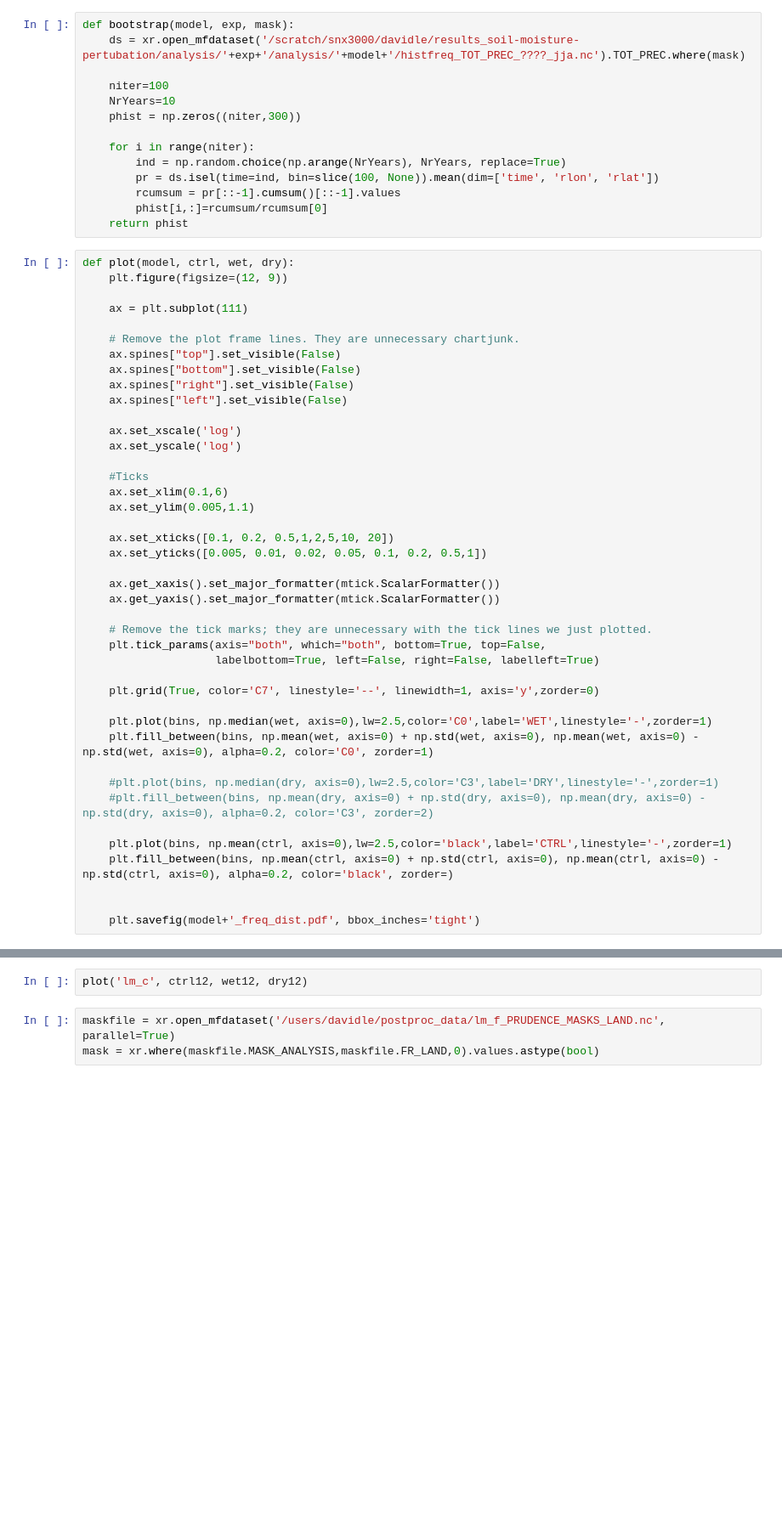
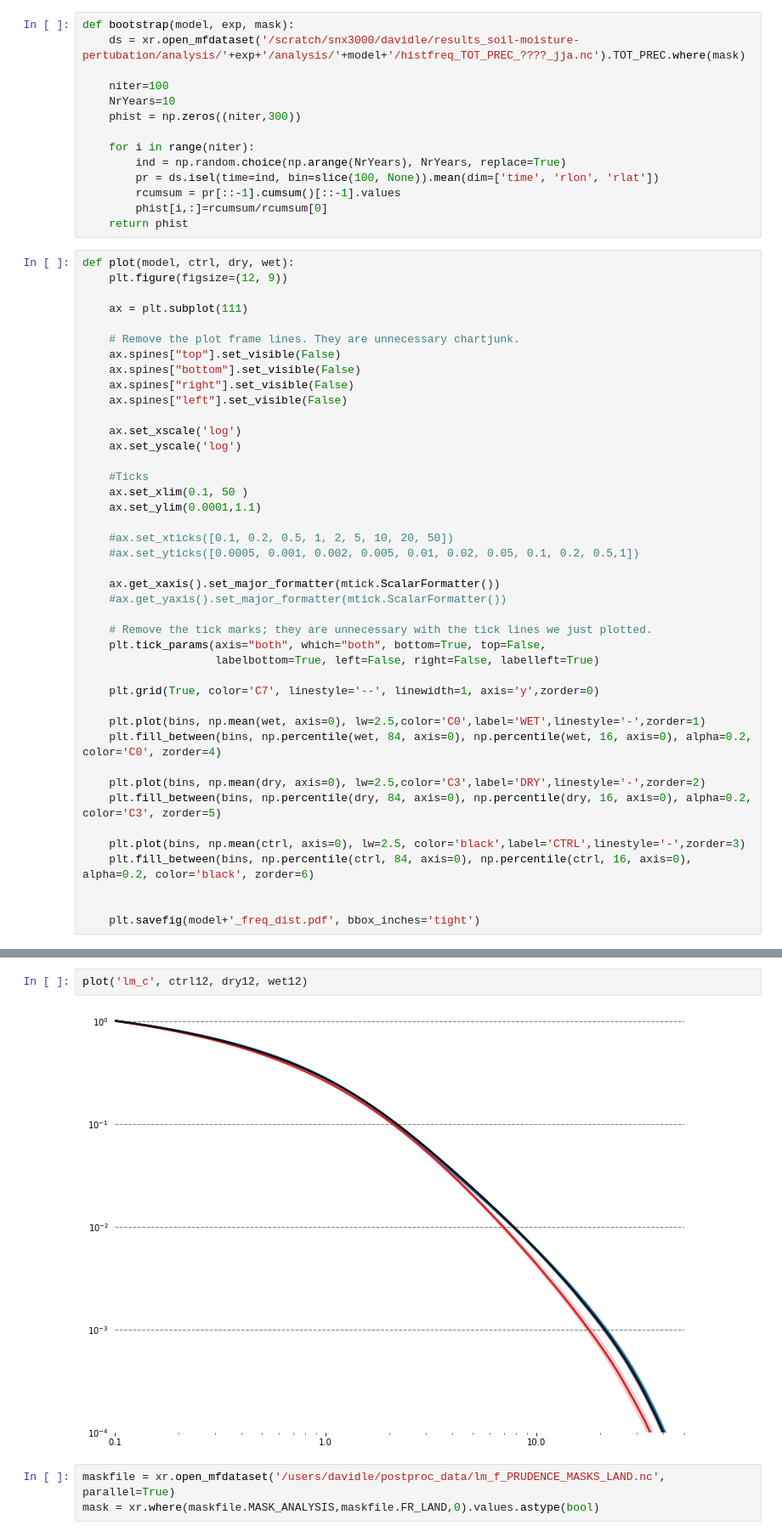
Before and after one commit to leuty/primary_data_SMP_Feedback, a Jupyter notebook: plots/freq_dist.ipynb, the cells around one changed output, grey strips where cells are left out. Shown at 85% size. Saved outputs shown, nothing was run; the diff lists cells and outputs as text; blank space fills up the shorter version.

```diff
--- a/plots/freq_dist.ipynb
+++ b/plots/freq_dist.ipynb
@@ -27,7 +27,7 @@ def bootstrap(model, exp, mask):
         phist[i,:]=rcumsum/rcumsum[0]
     return phist
 # %%
-def plot(model, ctrl, wet, dry):
+def plot(model, ctrl, dry, wet):
     plt.figure(figsize=(12, 9))
 
     ax = plt.subplot(111)
@@ -42,14 +42,14 @@ def plot(model, ctrl, wet, dry):
     ax.set_yscale('log')
 
     #Ticks
-    ax.set_xlim(0.1,6)
-    ax.set_ylim(0.005,1.1)
+    ax.set_xlim(0.1, 50 )
+    ax.set_ylim(0.0001,1.1)
 
-    ax.set_xticks([0.1, 0.2, 0.5,1,2,5,10, 20])
-    ax.set_yticks([0.005, 0.01, 0.02, 0.05, 0.1, 0.2, 0.5,1])
+    #ax.set_xticks([0.1, 0.2, 0.5, 1, 2, 5, 10, 20, 50])
+    #ax.set_yticks([0.0005, 0.001, 0.002, 0.005, 0.01, 0.02, 0.05, 0.1, 0.2, 0.5,1])
 
     ax.get_xaxis().set_major_formatter(mtick.ScalarFormatter())
-    ax.get_yaxis().set_major_formatter(mtick.ScalarFormatter())
+    #ax.get_yaxis().set_major_formatter(mtick.ScalarFormatter())
 
     # Remove the tick marks; they are unnecessary with the tick lines we just plotted.
     plt.tick_params(axis="both", which="both", bottom=True, top=False,
@@ -57,14 +57,14 @@ def plot(model, ctrl, wet, dry):
 
     plt.grid(True, color='C7', linestyle='--', linewidth=1, axis='y',zorder=0)
 
-    plt.plot(bins, np.median(wet, axis=0),lw=2.5,color='C0',label='WET',linestyle='-',zorder=1)
-    plt.fill_between(bins, np.mean(wet, axis=0) + np.std(wet, axis=0), np.mean(wet, axis=0) - np.std(wet, axis=0), alpha=0.2, color='C0', zorder=1)
+    plt.plot(bins, np.mean(wet, axis=0), lw=2.5,color='C0',label='WET',linestyle='-',zorder=1)
+    plt.fill_between(bins, np.percentile(wet, 84, axis=0), np.percentile(wet, 16, axis=0), alpha=0.2, color='C0', zorder=4)
 
-    #plt.plot(bins, np.median(dry, axis=0),lw=2.5,color='C3',label='DRY',linestyle='-',zorder=1)
-    #plt.fill_between(bins, np.mean(dry, axis=0) + np.std(dry, axis=0), np.mean(dry, axis=0) - np.std(dry, axis=0), alpha=0.2, color='C3', zorder=2)
+    plt.plot(bins, np.mean(dry, axis=0), lw=2.5,color='C3',label='DRY',linestyle='-',zorder=2)
+    plt.fill_between(bins, np.percentile(dry, 84, axis=0), np.percentile(dry, 16, axis=0), alpha=0.2, color='C3', zorder=5)
 
-    plt.plot(bins, np.mean(ctrl, axis=0),lw=2.5,color='black',label='CTRL',linestyle='-',zorder=1)
-    plt.fill_between(bins, np.mean(ctrl, axis=0) + np.std(ctrl, axis=0), np.mean(ctrl, axis=0) - np.std(ctrl, axis=0), alpha=0.2, color='black', zorder=)
+    plt.plot(bins, np.mean(ctrl, axis=0), lw=2.5, color='black',label='CTRL',linestyle='-',zorder=3)
+    plt.fill_between(bins, np.percentile(ctrl, 84, axis=0), np.percentile(ctrl, 16, axis=0), alpha=0.2, color='black', zorder=6)
 
 
     plt.savefig(model+'_freq_dist.pdf', bbox_inches='tight')
@@ -75,5 +75,7 @@ wet12 = bootstrap('lm_c', 'wet25', mask)
 # %%
-plot('lm_c', ctrl12, wet12, dry12)
+plot('lm_c', ctrl12, dry12, wet12)
+# %% [output]
+[figure, added]
 # %%
 maskfile = xr.open_mfdataset('/users/davidle/postproc_data/lm_f_PRUDENCE_MASKS_LAND.nc', parallel=True)
 mask = xr.where(maskfile.MASK_ANALYSIS,maskfile.FR_LAND,0).values.astype(bool)
```
Also changed, not shown: parts of 3 cells of this notebook, 5 other files.
